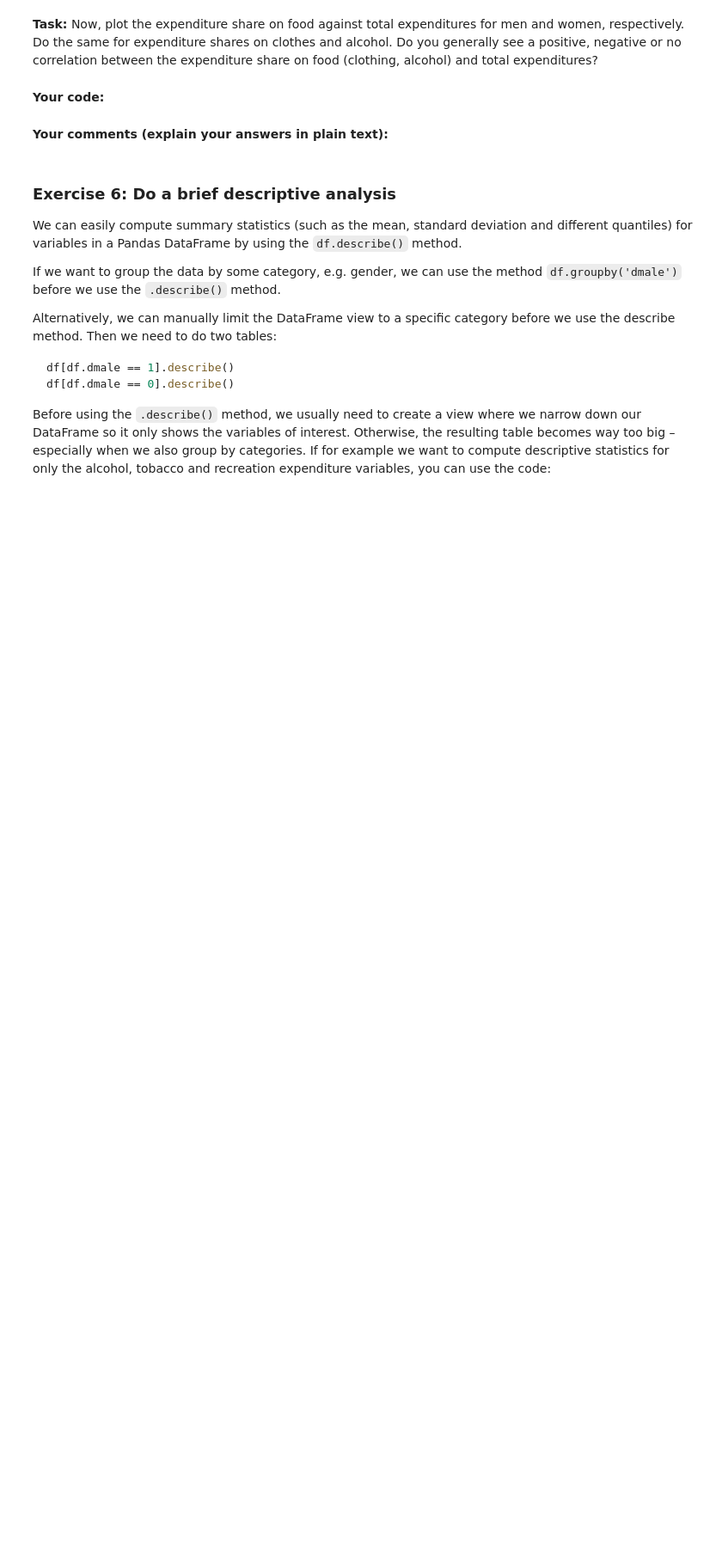
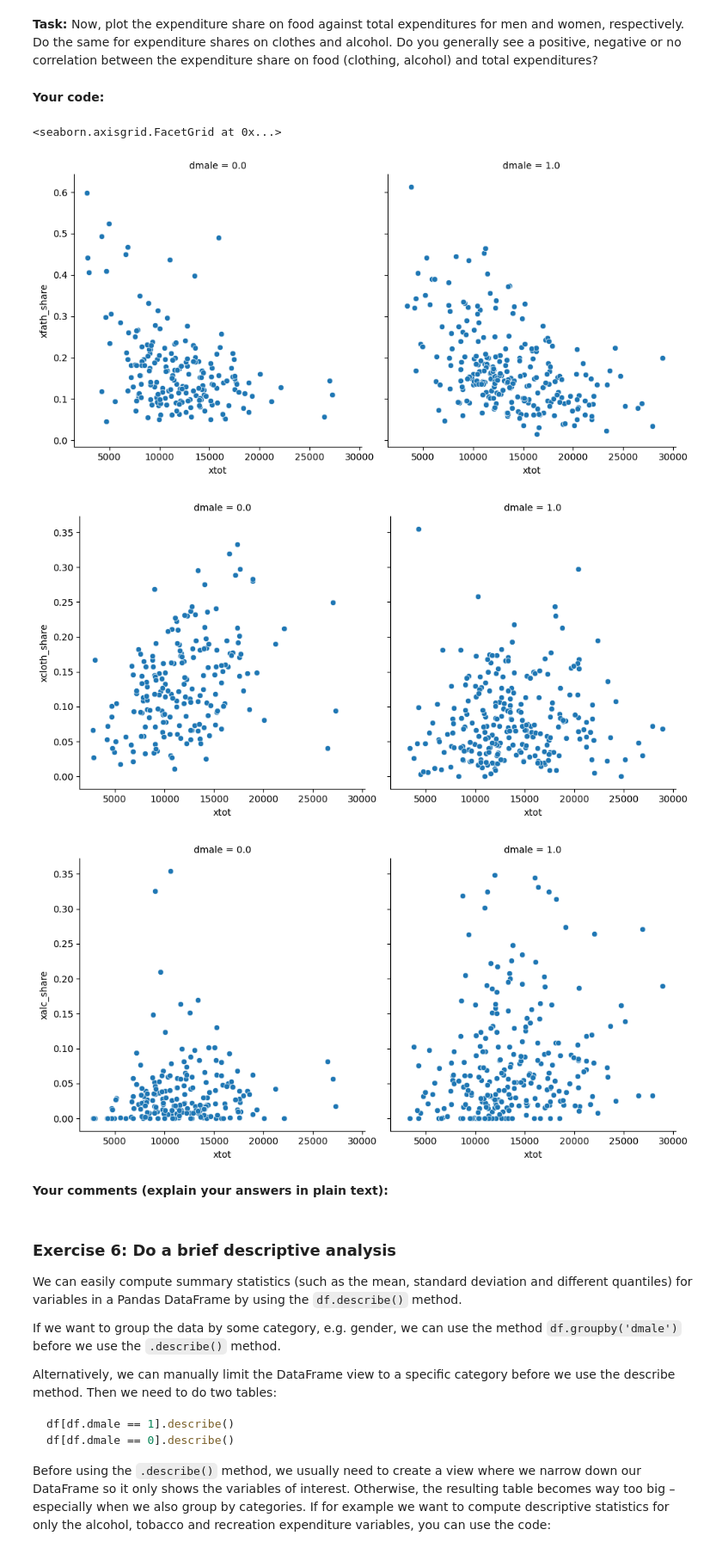
Before and after one commit to bschjerning/EconometricsA, a Jupyter notebook: 2_class/PS1_Descriptive_Analysis/ex_ante.ipynb, the cells around one changed output. Shown at 86% size. Saved outputs shown, nothing was run; the diff lists cells and outputs as text; code cells hidden in the pictures; blank space fills up the shorter version.

```diff
--- a/2_class/PS1_Descriptive_Analysis/ex_ante.ipynb
+++ b/2_class/PS1_Descriptive_Analysis/ex_ante.ipynb
@@ -122,3 +129,6 @@ df = ... # FILL IN
+# %%
+import pandas as pd
+df = pd.read_stata('engel.dta')
 # %% [markdown]
 ### Exercise 2: Examine the data
 You can get an overview of the data by calling the variable you assigned the DataFrame to. If you named the variable `df`, you simply run the command `df` to get an overview.
@@ -210,3 +241,7 @@ The argument `axis=1` tells Pandas to compute the horizontal sum instead of the
 **Task:** Now, construct a variable in the DataFrame for total expenditures across all 11 expenditure categories.
 
 **Your code:**
+# %%
+vars = ['xfath', 'xrest', 'xhhop', 'xwcloth', 'xmcloth', 'xcaruse', 'xtran', 'xcare', 'xrecr', 'xtob', 'xalc']
+df['xtot'] = df[vars].sum(axis=1)
+print(df['xtot'])
@@ -215,6 +263,10 @@ The argument `axis=1` tells Pandas to compute the horizontal sum instead of the
 **Task:** Create three new variables in the DataFrame where you compute the expenditure share for the food, clothes and alcohol categories. In other words: Calculate how large a percentage of the total expenditures each of these categories constitute.
 # %% [markdown]
 **Your code:**
+# %%
+df['xfath_share'] = df['xfath'] / df['xtot']
+df['xcloth_share'] = (df.xmcloth + df.xwcloth) / df['xtot']
+df['xalc_share'] = df['xalc'] / df['xtot']
 # %% [markdown]
 ### Exercise 5: Explore the data using scatter plots
 # %% [markdown]
@@ -250,6 +302,22 @@ Do you generally see a positive, negative or no correlation between the expendit
 share on food (clothing, alcohol) and total expenditures?
 # %% [markdown]
 **Your code:**
+# %%
+import seaborn as sns
+
+# Plot for men and women
+sns.relplot(x='xtot', y='xfath_share', col='dmale', data=df)
+
+# Clothing share
+sns.relplot(x='xtot', y='xcloth_share', col='dmale', data=df)
+
+# Alcohol share
+sns.relplot(x='xtot', y='xalc_share', col='dmale', data=df)
+# %% [output]
+<seaborn.axisgrid.FacetGrid at 0x...>
+[figure, added]
+[figure, added]
+[figure, added]
 # %% [markdown]
 **Your comments (explain your answers in plain text):**
 # %% [markdown]
```
Also changed, not shown: parts of 13 cells of this notebook, 5 other files.
